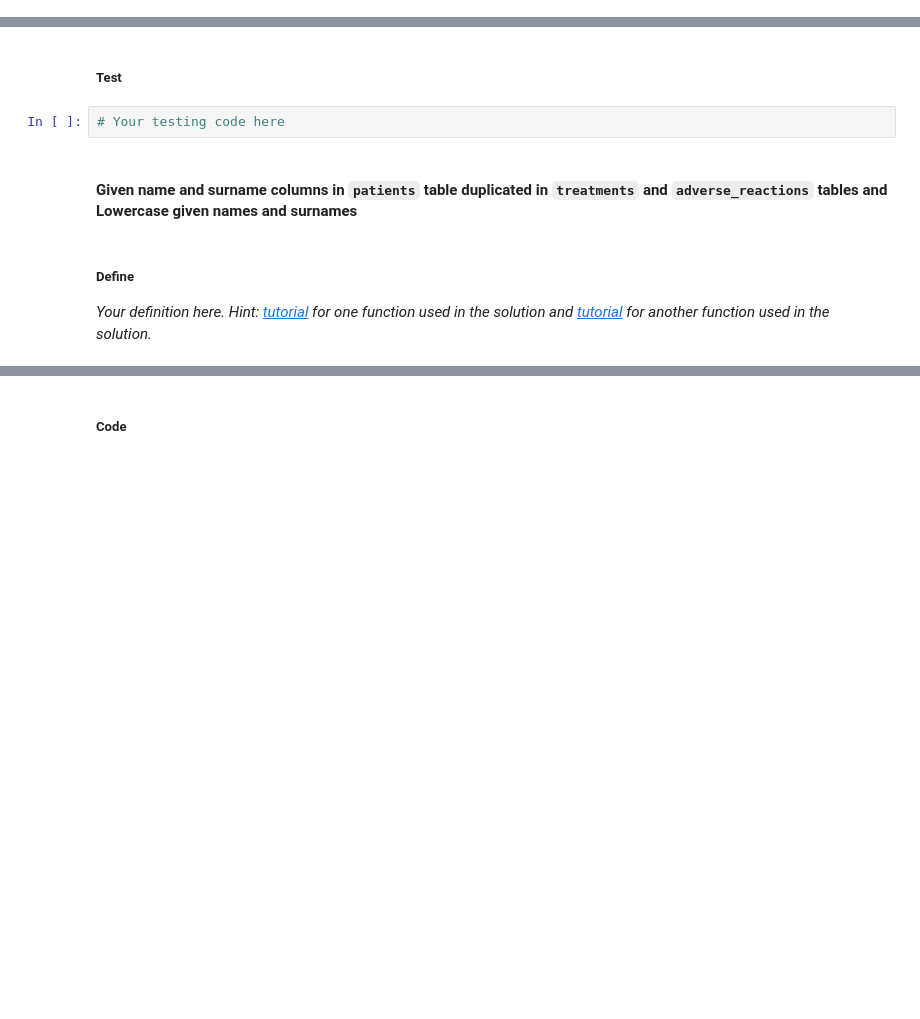
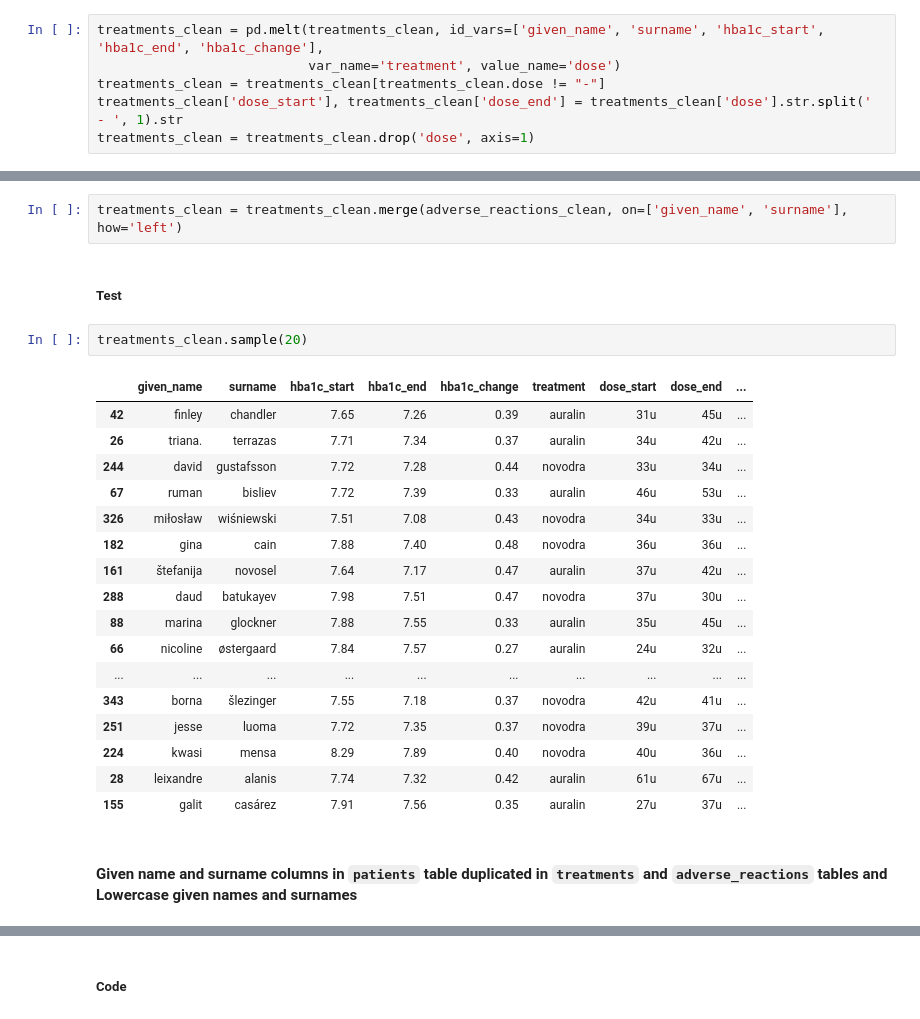
Before and after one commit to ahmed-gharib89/assessing_cleaning_data, a Jupyter notebook: cleaning-student.ipynb, the cells around one changed output, grey strips where cells are left out. Saved outputs shown, nothing was run; the diff lists cells and outputs as text; blank space fills up the shorter version.

Commit message:
cleaning: improve tidiness of the data by merging tables and remove unnessecary columns

```diff
--- a/cleaning-student.ipynb
+++ b/cleaning-student.ipynb
@@ -392,2 +403,8 @@ treatments_clean.head()
+# %%
+treatments_clean = pd.melt(treatments_clean, id_vars=['given_name', 'surname', 'hba1c_start', 'hba1c_end', 'hba1c_change'],
+                           var_name='treatment', value_name='dose')
+treatments_clean = treatments_clean[treatments_clean.dose != "-"]
+treatments_clean['dose_start'], treatments_clean['dose_end'] = treatments_clean['dose'].str.split(' - ', 1).str
+treatments_clean = treatments_clean.drop('dose', axis=1)
 # %% [markdown]
 ##### Test
@@ -405,9 +432,26 @@ treatments_clean.head()
+# %%
+treatments_clean = treatments_clean.merge(adverse_reactions_clean, on=['given_name', 'surname'], how='left')
 # %% [markdown]
 ##### Test
-# %%
-# Your testing code here
+# %%
+treatments_clean.sample(20)
+# %% [output]
+|  | given_name | surname | hba1c_start | hba1c_end | hba1c_change | treatment | dose_start | dose_end | ... |
+| 42 | finley | chandler | 7.65 | 7.26 | 0.39 | auralin | 31u | 45u | ... |
+| 26 | triana. | terrazas | 7.71 | 7.34 | 0.37 | auralin | 34u | 42u | ... |
+| 244 | david | gustafsson | 7.72 | 7.28 | 0.44 | novodra | 33u | 34u | ... |
+| 67 | ruman | bisliev | 7.72 | 7.39 | 0.33 | auralin | 46u | 53u | ... |
+| 326 | miłosław | wiśniewski | 7.51 | 7.08 | 0.43 | novodra | 34u | 33u | ... |
+| 182 | gina | cain | 7.88 | 7.40 | 0.48 | novodra | 36u | 36u | ... |
+| 161 | štefanija | novosel | 7.64 | 7.17 | 0.47 | auralin | 37u | 42u | ... |
+| 288 | daud | batukayev | 7.98 | 7.51 | 0.47 | novodra | 37u | 30u | ... |
+| 88 | marina | glockner | 7.88 | 7.55 | 0.33 | auralin | 35u | 45u | ... |
+| 66 | nicoline | østergaard | 7.84 | 7.57 | 0.27 | auralin | 24u | 32u | ... |
+| ... | ... | ... | ... | ... | ... | ... | ... | ... | ... |
+| 343 | borna | šlezinger | 7.55 | 7.18 | 0.37 | novodra | 42u | 41u | ... |
+| 251 | jesse | luoma | 7.72 | 7.35 | 0.37 | novodra | 39u | 37u | ... |
+| 224 | kwasi | mensa | 8.29 | 7.89 | 0.40 | novodra | 40u | 36u | ... |
+| 28 | leixandre | alanis | 7.74 | 7.32 | 0.42 | auralin | 61u | 67u | ... |
+| 155 | galit | casárez | 7.91 | 7.56 | 0.35 | auralin | 27u | 37u | ... |
 # %% [markdown]
 #### Given name and surname columns in `patients` table duplicated in `treatments` and `adverse_reactions` tables  and Lowercase given names and surnames
-# %% [markdown]
-##### Define
-*Your definition here. Hint: [tutorial](https://chrisalbon.com/python/pandas_join_merge_dataframe.html) for one function used in the solution and [tutorial](http://erikrood.com/Python_References/dropping_rows_cols_pandas.html) for another function used in the solution.*
```
Also changed, not shown: parts of 22 cells of this notebook.
